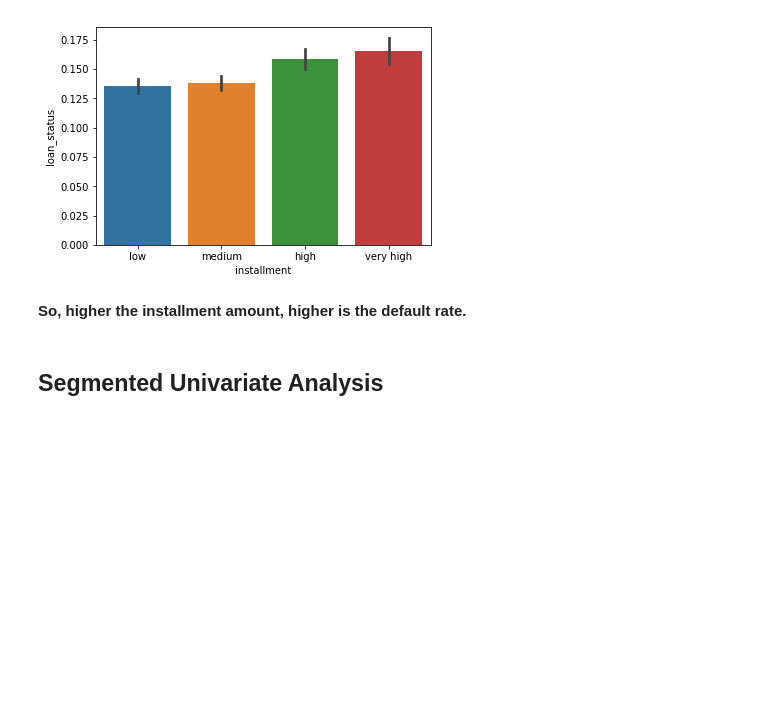
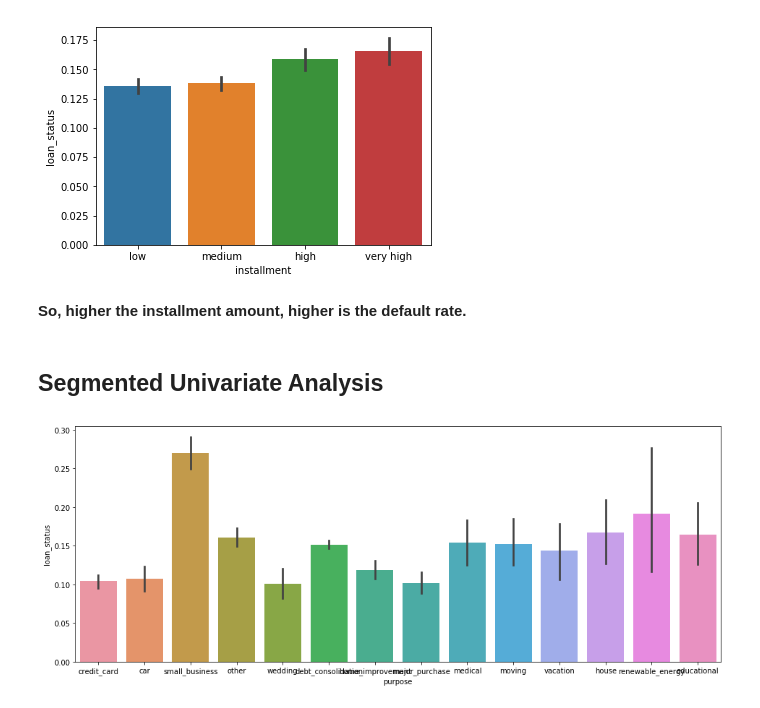
Before and after one commit to amnpandey/pgdml, a Jupyter notebook: LendingClub_assignment.ipynb, the cells around one changed output. Cells and saved outputs as stored; diff of their text form; code cells hidden in the pictures; blank space fills up the shorter version.

```diff
--- a/LendingClub_assignment.ipynb
+++ b/LendingClub_assignment.ipynb
@@ -754,3 +754,9 @@ plot_cat('installment')
 **So, higher the installment amount, higher is the default rate.**
 # %% [markdown]
 ## Segmented Univariate Analysis
+# %%
+# small business loans defualt the most, then renewable energy and education
+plt.figure(figsize=(16, 6))
+plot_cat('purpose')
+# %% [output]
+[figure, added]
```
Also changed, not shown: parts of 35 cells of this notebook.
